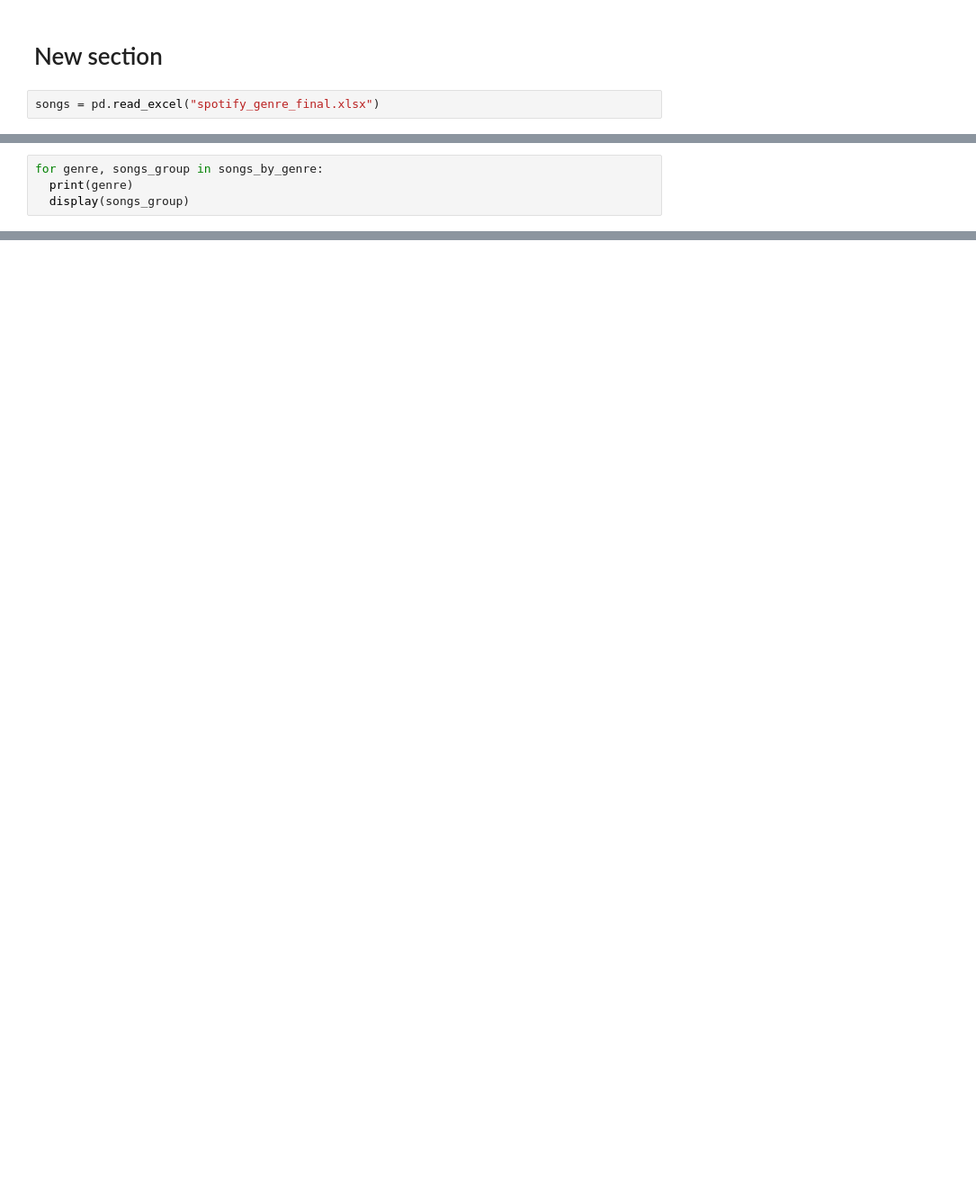
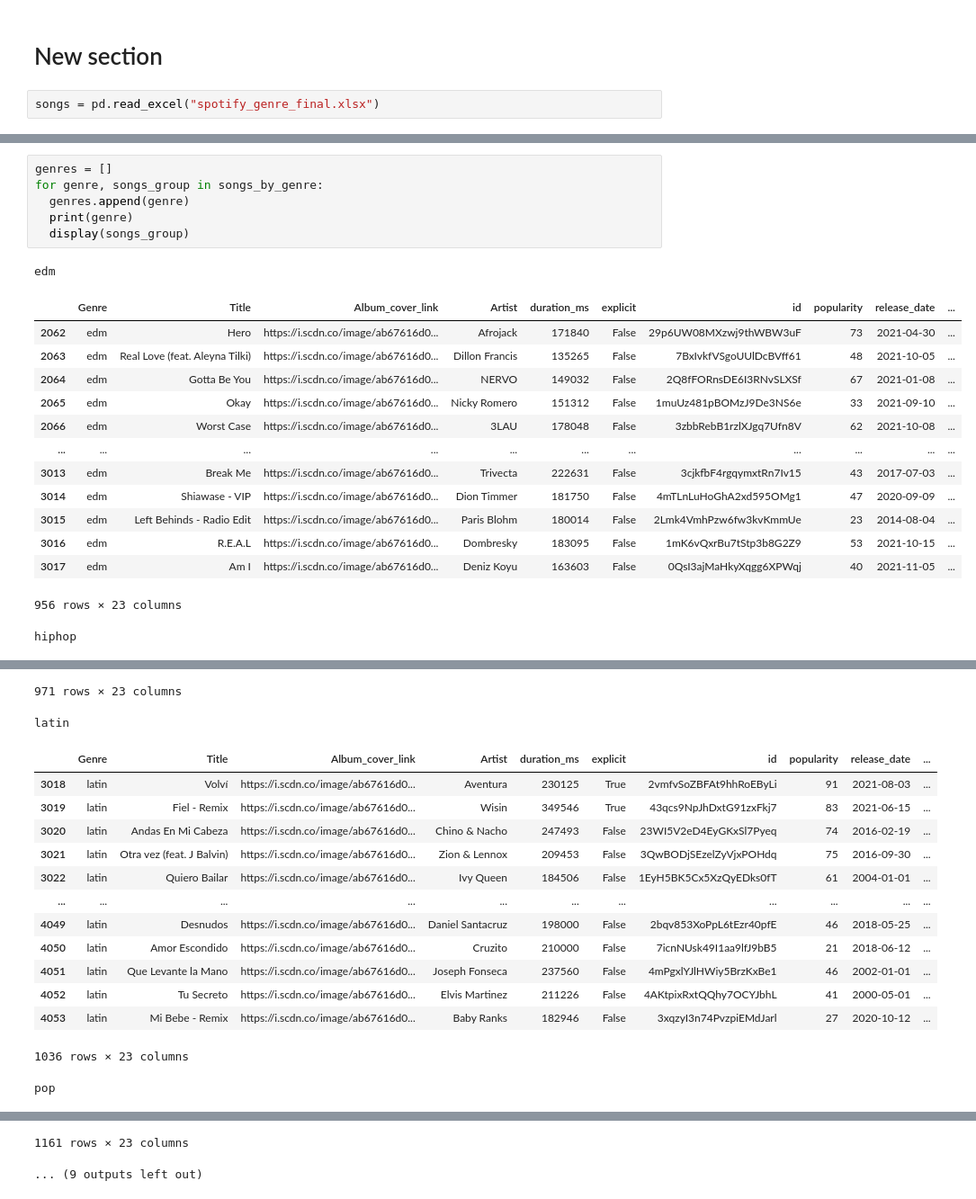
Before and after one commit to Omastto1/SpotifyGenreClassifier, a Jupyter notebook: SpotifyGenreClassifier.ipynb, the cells around one changed output, grey strips where cells are left out. Shown: that part at 90% size. Cells and saved outputs as stored; diff of their text form; blank space fills up the shorter version.

```diff
--- a/SpotifyGenreClassifier.ipynb
+++ b/SpotifyGenreClassifier.ipynb
@@ -12,4 +38,22 @@ songs_by_genre = songs.groupby("Genre")
 # %%
+genres = []
 for genre, songs_group in songs_by_genre:
+  genres.append(genre)
   print(genre)
   display(songs_group)
+# %% [output]
+edm
+|  | Genre | Title | Album_cover_link | Artist | duration_ms | explicit | id | popularity | release_date | ... |
+| 2062 | edm | Hero | https://i.scdn.co/image/ab67616d0... | Afrojack | 171840 | False | 29p6UW08MXzwj9thWBW3uF | 73 | 2021-04-30 | ... |
+| 2063 | edm | Real Love (feat. Aleyna Tilki) | https://i.scdn.co/image/ab67616d0... | Dillon Francis | 135265 | False | 7BxIvkfVSgoUUlDcBVff61 | 48 | 2021-10-05 | ... |
+| 2064 | edm | Gotta Be You | https://i.scdn.co/image/ab67616d0... | NERVO | 149032 | False | 2Q8fFORnsDE6I3RNvSLXSf | 67 | 2021-01-08 | ... |
+| 2065 | edm | Okay | https://i.scdn.co/image/ab67616d0... | Nicky Romero | 151312 | False | 1muUz481pBOMzJ9De3NS6e | 33 | 2021-09-10 | ... |
+| 2066 | edm | Worst Case | https://i.scdn.co/image/ab67616d0... | 3LAU | 178048 | False | 3zbbRebB1rzlXJgq7Ufn8V | 62 | 2021-10-08 | ... |
+| ... | ... | ... | ... | ... | ... | ... | ... | ... | ... | ... |
+| 3013 | edm | Break Me | https://i.scdn.co/image/ab67616d0... | Trivecta | 222631 | False | 3cjkfbF4rgqymxtRn7Iv15 | 43 | 2017-07-03 | ... |
+| 3014 | edm | Shiawase - VIP | https://i.scdn.co/image/ab67616d0... | Dion Timmer | 181750 | False | 4mTLnLuHoGhA2xd595OMg1 | 47 | 2020-09-09 | ... |
+| 3015 | edm | Left Behinds - Radio Edit | https://i.scdn.co/image/ab67616d0... | Paris Blohm | 180014 | False | 2Lmk4VmhPzw6fw3kvKmmUe | 23 | 2014-08-04 | ... |
+| 3016 | edm | R.E.A.L | https://i.scdn.co/image/ab67616d0... | Dombresky | 183095 | False | 1mK6vQxrBu7tStp3b8G2Z9 | 53 | 2021-10-15 | ... |
+| 3017 | edm | Am I | https://i.scdn.co/image/ab67616d0... | Deniz Koyu | 163603 | False | 0QsI3ajMaHkyXqgg6XPWqj | 40 | 2021-11-05 | ... |
+956 rows × 23 columns
+hiphop
@@ -15,0 +72,16 @@ for genre, songs_group in songs_by_genre:
+971 rows × 23 columns
+latin
+|  | Genre | Title | Album_cover_link | Artist | duration_ms | explicit | id | popularity | release_date | ... |
+| 3018 | latin | Volví | https://i.scdn.co/image/ab67616d0... | Aventura | 230125 | True | 2vmfvSoZBFAt9hhRoEByLi | 91 | 2021-08-03 | ... |
+| 3019 | latin | Fiel - Remix | https://i.scdn.co/image/ab67616d0... | Wisin | 349546 | True | 43qcs9NpJhDxtG91zxFkj7 | 83 | 2021-06-15 | ... |
+| 3020 | latin | Andas En Mi Cabeza | https://i.scdn.co/image/ab67616d0... | Chino & Nacho | 247493 | False | 23WI5V2eD4EyGKxSl7Pyeq | 74 | 2016-02-19 | ... |
+| 3021 | latin | Otra vez (feat. J Balvin) | https://i.scdn.co/image/ab67616d0... | Zion & Lennox | 209453 | False | 3QwBODjSEzelZyVjxPOHdq | 75 | 2016-09-30 | ... |
+| 3022 | latin | Quiero Bailar | https://i.scdn.co/image/ab67616d0... | Ivy Queen | 184506 | False | 1EyH5BK5Cx5XzQyEDks0fT | 61 | 2004-01-01 | ... |
+| ... | ... | ... | ... | ... | ... | ... | ... | ... | ... | ... |
+| 4049 | latin | Desnudos | https://i.scdn.co/image/ab67616d0... | Daniel Santacruz | 198000 | False | 2bqv853XoPpL6tEzr40pfE | 46 | 2018-05-25 | ... |
+| 4050 | latin | Amor Escondido | https://i.scdn.co/image/ab67616d0... | Cruzito | 210000 | False | 7icnNUsk49I1aa9lfJ9bB5 | 21 | 2018-06-12 | ... |
+| 4051 | latin | Que Levante la Mano | https://i.scdn.co/image/ab67616d0... | Joseph Fonseca | 237560 | False | 4mPgxlYJlHWiy5BrzKxBe1 | 46 | 2002-01-01 | ... |
+| 4052 | latin | Tu Secreto | https://i.scdn.co/image/ab67616d0... | Elvis Martinez | 211226 | False | 4AKtpixRxtQQhy7OCYJbhL | 41 | 2000-05-01 | ... |
+| 4053 | latin | Mi Bebe - Remix | https://i.scdn.co/image/ab67616d0... | Baby Ranks | 182946 | False | 3xqzyI3n74PvzpiEMdJarl | 27 | 2020-10-12 | ... |
+1036 rows × 23 columns
+pop
@@ -16,2 +100,4 @@ for genre, songs_group in songs_by_genre:
+1161 rows × 23 columns
+... (9 outputs left out)
 # %%
 songs["Genre"].value_counts()
```
Also changed, not shown: parts of 14 cells of this notebook.
